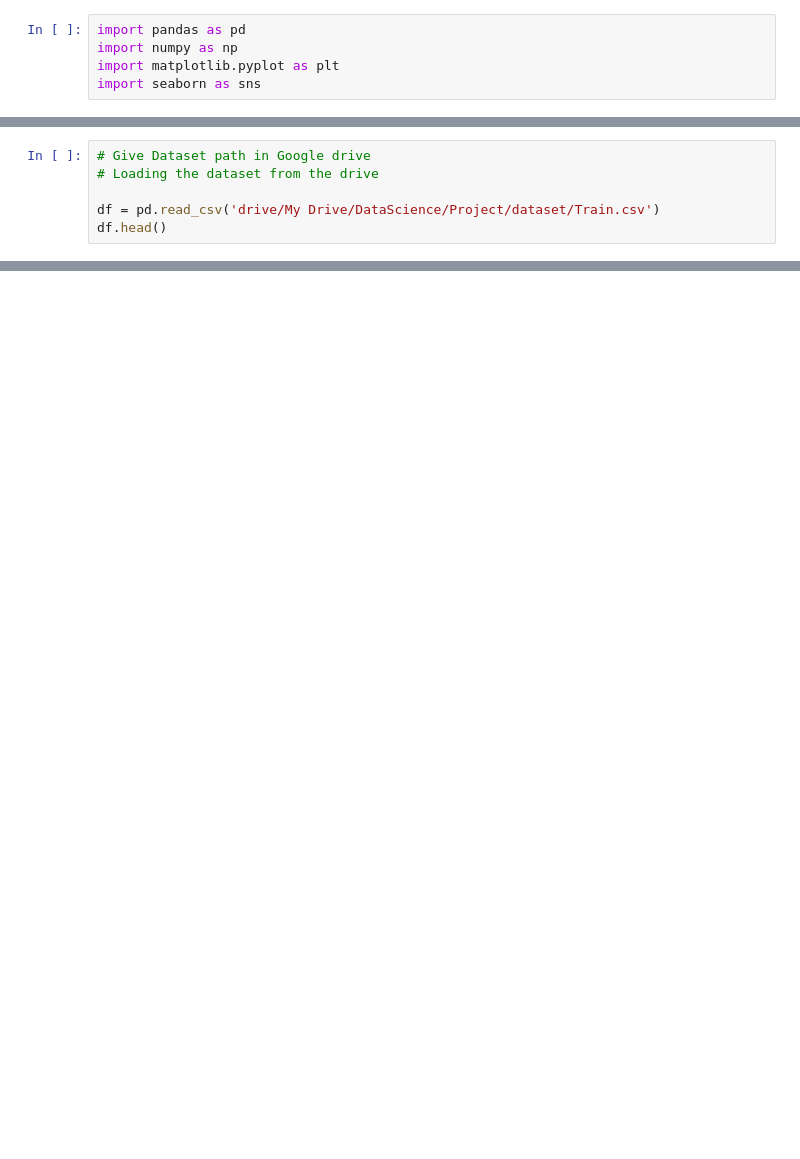
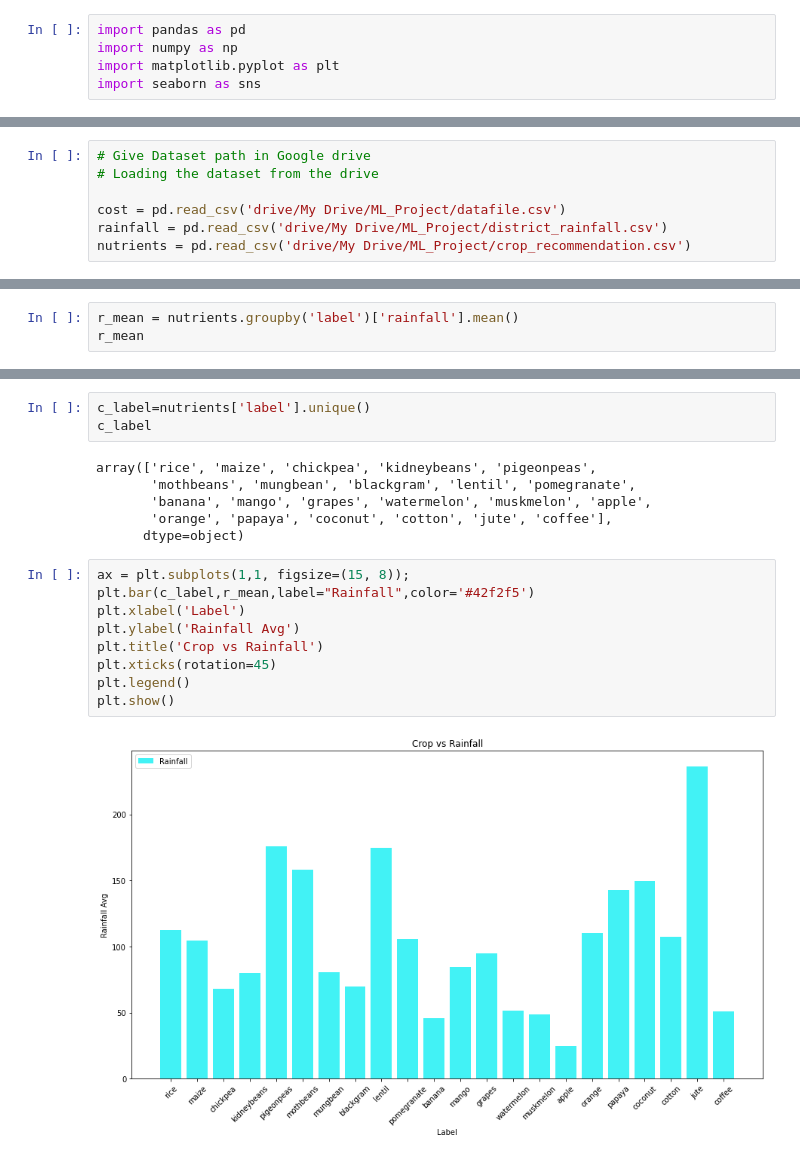
Before and after one commit to Phantom-Studiosad/Intelligent_CropPrediction_System, a Jupyter notebook: IntelligentCropPredictionSystem.ipynb, the cells around one changed output, grey strips where cells are left out. Saved outputs shown, nothing was run; the diff lists cells and outputs as text; blank space fills up the shorter version.

```diff
--- a/IntelligentCropPredictionSystem.ipynb
+++ b/IntelligentCropPredictionSystem.ipynb
@@ -17,5 +17,6 @@ Mounted at /content/drive
 # Give Dataset path in Google drive
 # Loading the dataset from the drive
 
-df = pd.read_csv('drive/My Drive/DataScience/Project/dataset/Train.csv')
-df.head()
+cost = pd.read_csv('drive/My Drive/ML_Project/datafile.csv')
+rainfall = pd.read_csv('drive/My Drive/ML_Project/district_rainfall.csv')
+nutrients = pd.read_csv('drive/My Drive/ML_Project/crop_recommendation.csv')
@@ -21,0 +171,3 @@ df.head()
+# %%
+r_mean = nutrients.groupby('label')['rainfall'].mean()
+r_mean
@@ -21,0 +213,20 @@ df.head()
+# %%
+c_label=nutrients['label'].unique()
+c_label
+# %% [output]
+array(['rice', 'maize', 'chickpea', 'kidneybeans', 'pigeonpeas',
+       'mothbeans', 'mungbean', 'blackgram', 'lentil', 'pomegranate',
+       'banana', 'mango', 'grapes', 'watermelon', 'muskmelon', 'apple',
+       'orange', 'papaya', 'coconut', 'cotton', 'jute', 'coffee'],
+      dtype=object)
+# %%
+ax = plt.subplots(1,1, figsize=(15, 8));
+plt.bar(c_label,r_mean,label="Rainfall",color='#42f2f5')
+plt.xlabel('Label')
+plt.ylabel('Rainfall Avg')
+plt.title('Crop vs Rainfall')
+plt.xticks(rotation=45)
+plt.legend()
+plt.show()
+# %% [output]
+[figure, added]
```
Also changed, not shown: parts of 19 cells of this notebook.
